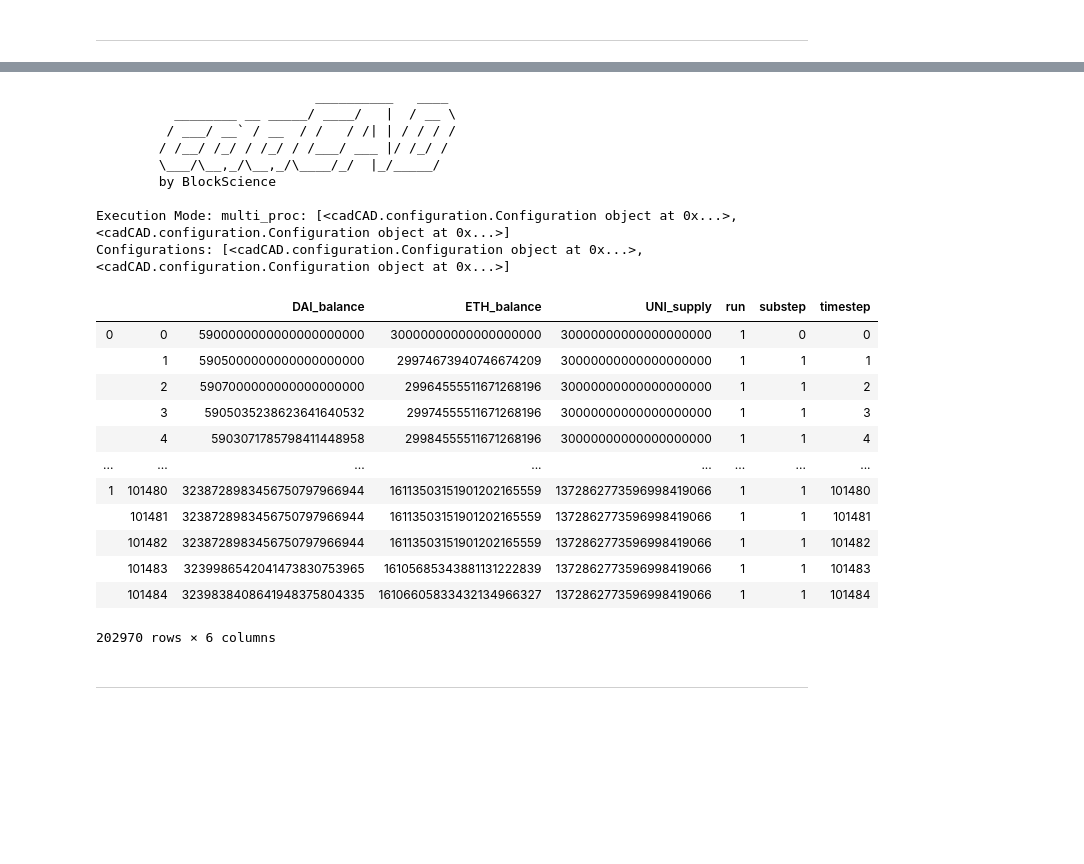
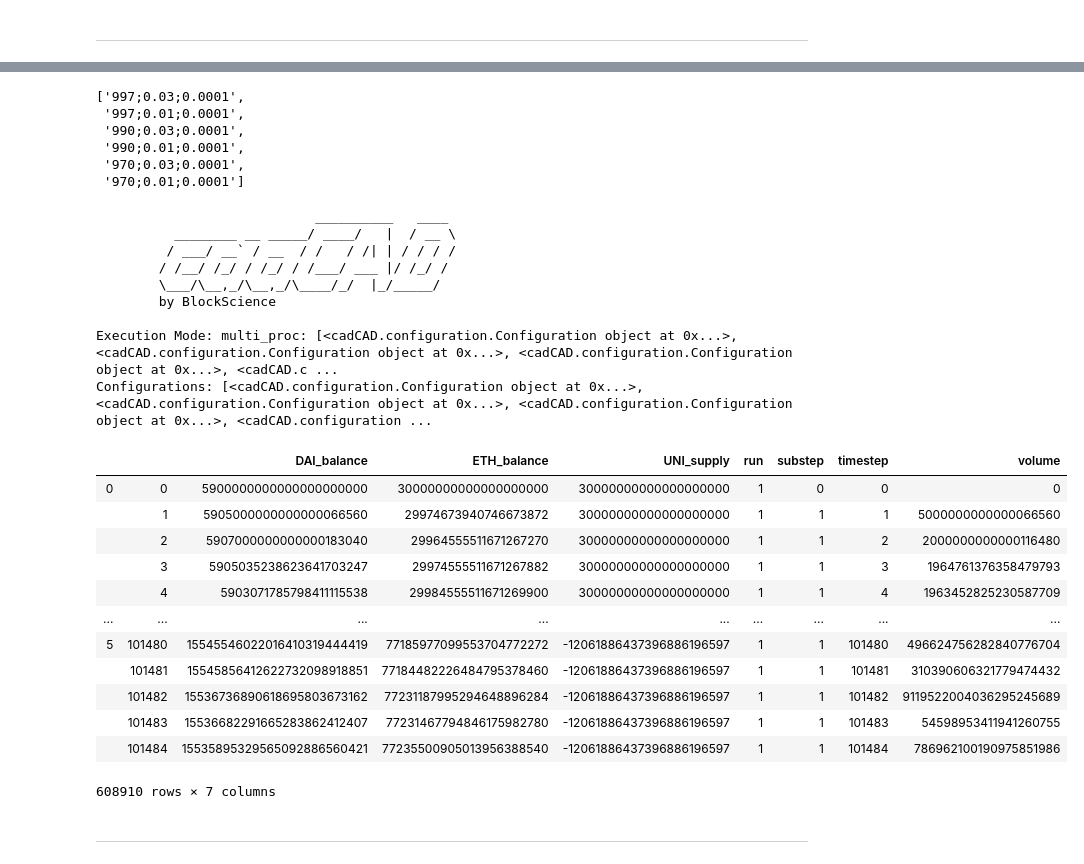
Before and after one commit to BlockScience/uniswap, a Jupyter notebook: simplified-uniswap.ipynb, the cells around one changed output, grey strips where cells are left out. Saved outputs shown, nothing was run; the diff lists cells and outputs as text; code cells hidden in the pictures; blank space fills up the shorter version.

```diff
--- a/simplified-uniswap.ipynb
+++ b/simplified-uniswap.ipynb
@@ -714,48 +801,90 @@ simulation_parameters
+# %%
+def concat(d1, d2, key):
+    res = []
+    if len(d1) > 0:
+        for d in d1:
+            tmp = d.copy()
+            for j in d2:
+                tmp[key] = j
+                res.append(tmp.copy())
+    else:
+        tmp = {}
+        for j in d2:
+            tmp[key] = j
+            res.append(tmp.copy())
+    return res
+
+p = []
+for k in params.keys():
+    p = concat(p, params[k], k)
+# p
+params_labels = [f"{i['fee_numerator']};{i['additional_slippage_tolerance']};{i['arbitrageur_fixed_cost_ETH']}" for i in p]
+params_labels
+# %% [output]
+['997;0.03;0.0001',
+ '997;0.01;0.0001',
+ '990;0.03;0.0001',
+ '990;0.01;0.0001',
+ '970;0.03;0.0001',
+ '970;0.01;0.0001']
+# %%
+simulation_parameters = [{'T': range(len(uniswap_events)-2),
+                          'N': 1,
+                          'M': param} for param in p]
 # %%
 from cadCAD.configuration import Configuration
 
 config = []
 for s in simulation_parameters:
     config.append(Configuration(initial_state=state,
                                 partial_state_update_blocks=PSUBs,
                                 sim_config=s))
 
 from cadCAD.engine import ExecutionMode, ExecutionContext, Executor
 exec_mode = ExecutionMode()
 exec_context = ExecutionContext(exec_mode.multi_proc)
 executor = Executor(exec_context, config)
 
-df = pd.DataFrame()
+d = pd.DataFrame()
 for i, t in enumerate(executor.execute()):
     r = t[0]
-    d = pd.DataFrame(r)
-    d = d.set_index(pd.MultiIndex.from_arrays([[i]*len(d),list(d.index)]))
-    df = df.append(d)
+    df = pd.DataFrame(r)
+    prev_dai = pd.Series([np.nan]).append(df['DAI_balance'][:-1]).reset_index(drop=True)
+    prev_eth = pd.Series([np.nan]).append(df['ETH_balance'][:-1]).reset_index(drop=True)
+    df['delta_dai'] = df['DAI_balance'] - prev_dai
+    df['delta_eth'] = df['ETH_balance'] - prev_eth
+    df['istrade'] = (df['delta_dai'] > 0) != (df['delta_eth'] > 0)
+    df['volume'] = abs(df[df['istrade']]['delta_dai'])
+    df['volume'] = df['volume'].fillna(0)
+    df = df.drop(columns=['delta_dai','delta_eth','istrade'])
+    df = df.set_index(pd.MultiIndex.from_arrays([[i]*len(df),list(df.index)]))
+    d = d.append(df)
 
+df = d
 df
 # %% [output]
                             __________   ____
           ________ __ _____/ ____/   |  / __ \
          / ___/ __` / __  / /   / /| | / / / /
         / /__/ /_/ / /_/ / /___/ ___ |/ /_/ /
         \___/\__,_/\__,_/\____/_/  |_/_____/
         by BlockScience
 
-Execution Mode: multi_proc: [<cadCAD.configuration.Configuration object at 0x...>, <cadCAD.configuration.Configuration object at 0x...>]
-Configurations: [<cadCAD.configuration.Configuration object at 0x...>, <cadCAD.configuration.Configuration object at 0x...>]
+Execution Mode: multi_proc: [<cadCAD.configuration.Configuration object at 0x...>, <cadCAD.configuration.Configuration object at 0x...>, <cadCAD.configuration.Configuration object at 0x...>, <cadCAD.c ...
+Configurations: [<cadCAD.configuration.Configuration object at 0x...>, <cadCAD.configuration.Configuration object at 0x...>, <cadCAD.configuration.Configuration object at 0x...>, <cadCAD.configuration ...
-|  |  | DAI_balance | ETH_balance | UNI_supply | run | substep | timestep |
-| 0 | 0 | 5900000000000000000000 | 30000000000000000000 | 30000000000000000000 | 1 | 0 | 0 |
-|  | 1 | 5905000000000000000000 | 29974673940746674209 | 30000000000000000000 | 1 | 1 | 1 |
-|  | 2 | 5907000000000000000000 | 29964555511671268196 | 30000000000000000000 | 1 | 1 | 2 |
-|  | 3 | 5905035238623641640532 | 29974555511671268196 | 30000000000000000000 | 1 | 1 | 3 |
-|  | 4 | 5903071785798411448958 | 29984555511671268196 | 30000000000000000000 | 1 | 1 | 4 |
-| ... | ... | ... | ... | ... | ... | ... | ... |
-| 1 | 101480 | 3238728983456750797966944 | 16113503151901202165559 | 1372862773596998419066 | 1 | 1 | 101480 |
-|  | 101481 | 3238728983456750797966944 | 16113503151901202165559 | 1372862773596998419066 | 1 | 1 | 101481 |
-|  | 101482 | 3238728983456750797966944 | 16113503151901202165559 | 1372862773596998419066 | 1 | 1 | 101482 |
-|  | 101483 | 3239986542041473830753965 | 16105685343881131222839 | 1372862773596998419066 | 1 | 1 | 101483 |
-|  | 101484 | 3239838408641948375804335 | 16106605833432134966327 | 1372862773596998419066 | 1 | 1 | 101484 |
+|  |  | DAI_balance | ETH_balance | UNI_supply | run | substep | timestep | volume |
+| 0 | 0 | 5900000000000000000000 | 30000000000000000000 | 30000000000000000000 | 1 | 0 | 0 | 0 |
+|  | 1 | 5905000000000000066560 | 29974673940746673872 | 30000000000000000000 | 1 | 1 | 1 | 5000000000000066560 |
+|  | 2 | 5907000000000000183040 | 29964555511671267270 | 30000000000000000000 | 1 | 1 | 2 | 2000000000000116480 |
+|  | 3 | 5905035238623641703247 | 29974555511671267882 | 30000000000000000000 | 1 | 1 | 3 | 1964761376358479793 |
+|  | 4 | 5903071785798411115538 | 29984555511671269900 | 30000000000000000000 | 1 | 1 | 4 | 1963452825230587709 |
+| ... | ... | ... | ... | ... | ... | ... | ... | ... |
+| 5 | 101480 | 15545546022016410319444419 | 77185977099553704772272 | -12061886437396886196597 | 1 | 1 | 101480 | 496624756282840776704 |
+|  | 101481 | 15545856412622732098918851 | 77184482226484795378460 | -12061886437396886196597 | 1 | 1 | 101481 | 310390606321779474432 |
+|  | 101482 | 15536736890618695803673162 | 77231187995294648896284 | -12061886437396886196597 | 1 | 1 | 101482 | 9119522004036295245689 |
+|  | 101483 | 15536682291665283862412407 | 77231467794846175982780 | -12061886437396886196597 | 1 | 1 | 101483 | 54598953411941260755 |
+|  | 101484 | 15535895329565092886560421 | 77235500905013956388540 | -12061886437396886196597 | 1 | 1 | 101484 | 786962100190975851986 |
-202970 rows × 6 columns
+608910 rows × 7 columns
 # %% [markdown]
 _____________
 # %% [markdown]
```
Also changed, not shown: parts of 20 cells of this notebook.
